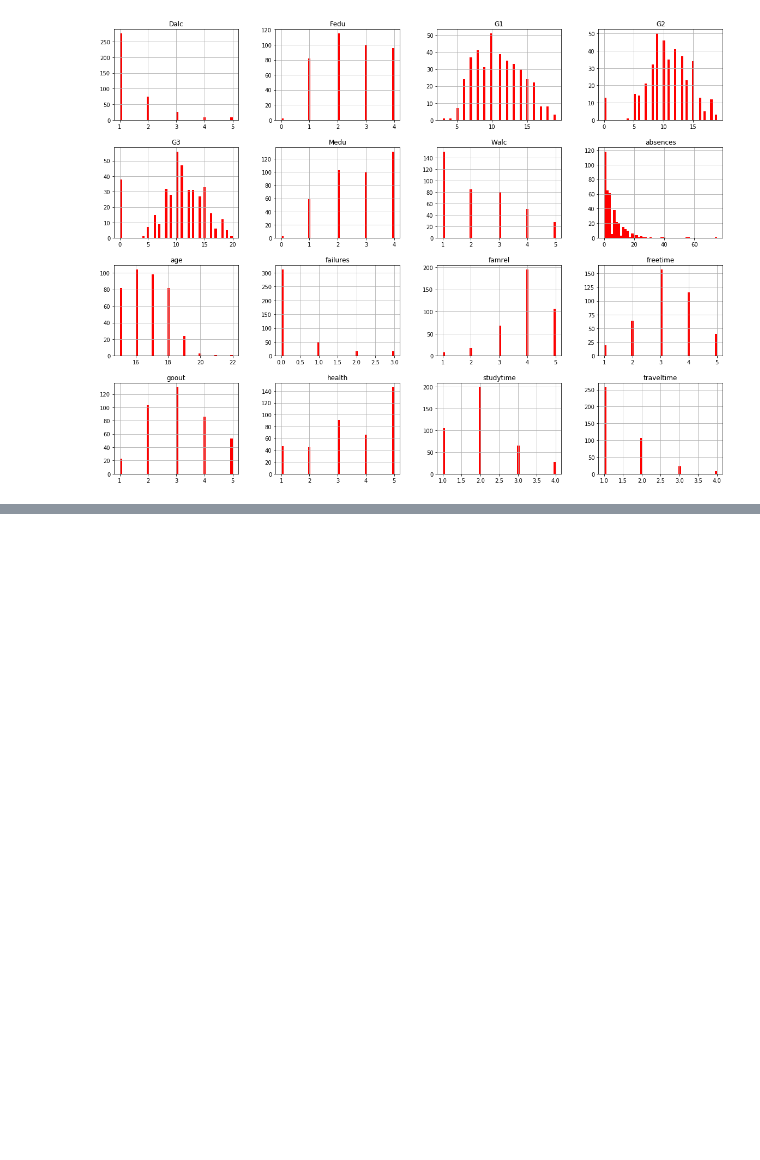
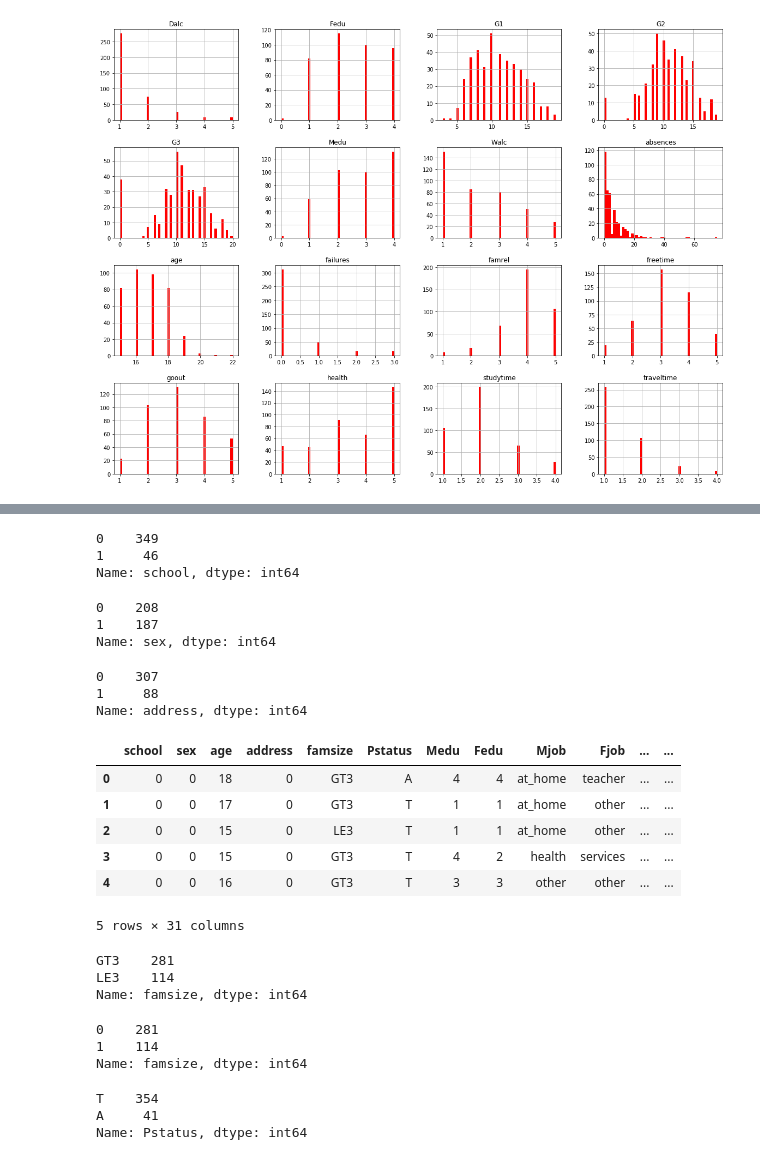
Before and after one commit to vishalvb/Apex, a Jupyter notebook: Apex.ipynb, the cells around one changed output, grey strips where cells are left out. Drawn from its saved outputs; the diff is of its cells as text; code cells hidden in the pictures; blank space fills up the shorter version.

```diff
--- a/Apex.ipynb
+++ b/Apex.ipynb
@@ -90,0 +139,2 @@ plt.show()
+# %%
+data.drop(['G1', 'G2'], axis=1, inplace=True)
@@ -90,0 +158,40 @@ plt.show()
+# %%
+data['school'] = data['school'].apply(lambda x: 0 if x == 'GP' else 1)
+# %%
+data['school'].value_counts()
+# %% [output]
+0    349
+1     46
+Name: school, dtype: int64
+# %%
+data['sex'] = data['sex'].apply(lambda x: 0 if x =='F' else 1)
+# %%
+data['sex'].value_counts()
+# %% [output]
+0    208
+1    187
+Name: sex, dtype: int64
+# %%
+data['address'] = data['address'].apply(lambda x: 0 if x == 'U' else 1)
+# %%
+data['address'].value_counts()
+# %% [output]
+0    307
+1     88
+Name: address, dtype: int64
+# %%
+data.head()
+# %% [output]
+|  | school | sex | age | address | famsize | Pstatus | Medu | Fedu | Mjob | Fjob | ... | ... |
+| 0 | 0 | 0 | 18 | 0 | GT3 | A | 4 | 4 | at_home | teacher | ... | ... |
+| 1 | 0 | 0 | 17 | 0 | GT3 | T | 1 | 1 | at_home | other | ... | ... |
+| 2 | 0 | 0 | 15 | 0 | LE3 | T | 1 | 1 | at_home | other | ... | ... |
+| 3 | 0 | 0 | 15 | 0 | GT3 | T | 4 | 2 | health | services | ... | ... |
+| 4 | 0 | 0 | 16 | 0 | GT3 | T | 3 | 3 | other | other | ... | ... |
+5 rows × 31 columns
+# %%
+data['famsize'].value_counts()
+# %% [output]
+GT3    281
+LE3    114
+Name: famsize, dtype: int64
@@ -90,0 +200,12 @@ plt.show()
+# %%
+data['famsize'].value_counts()
+# %% [output]
+0    281
+1    114
+Name: famsize, dtype: int64
+# %%
+data['Pstatus'].value_counts()
+# %% [output]
+T    354
+A     41
+Name: Pstatus, dtype: int64
```
Also changed, not shown: parts of 44 cells of this notebook.
